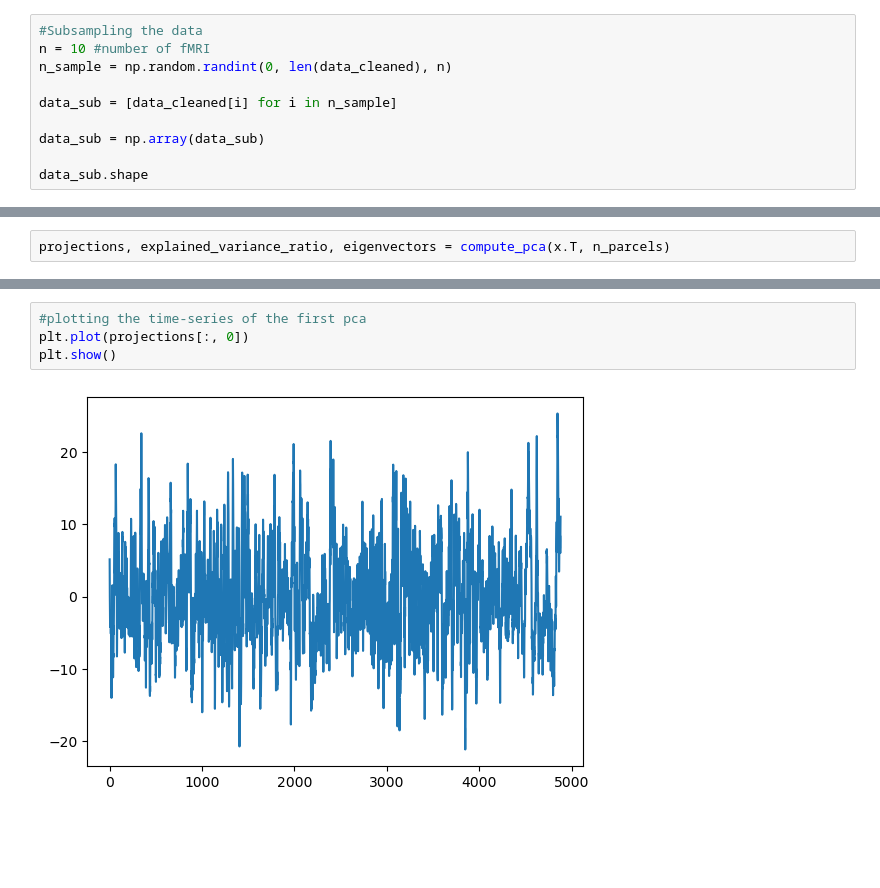
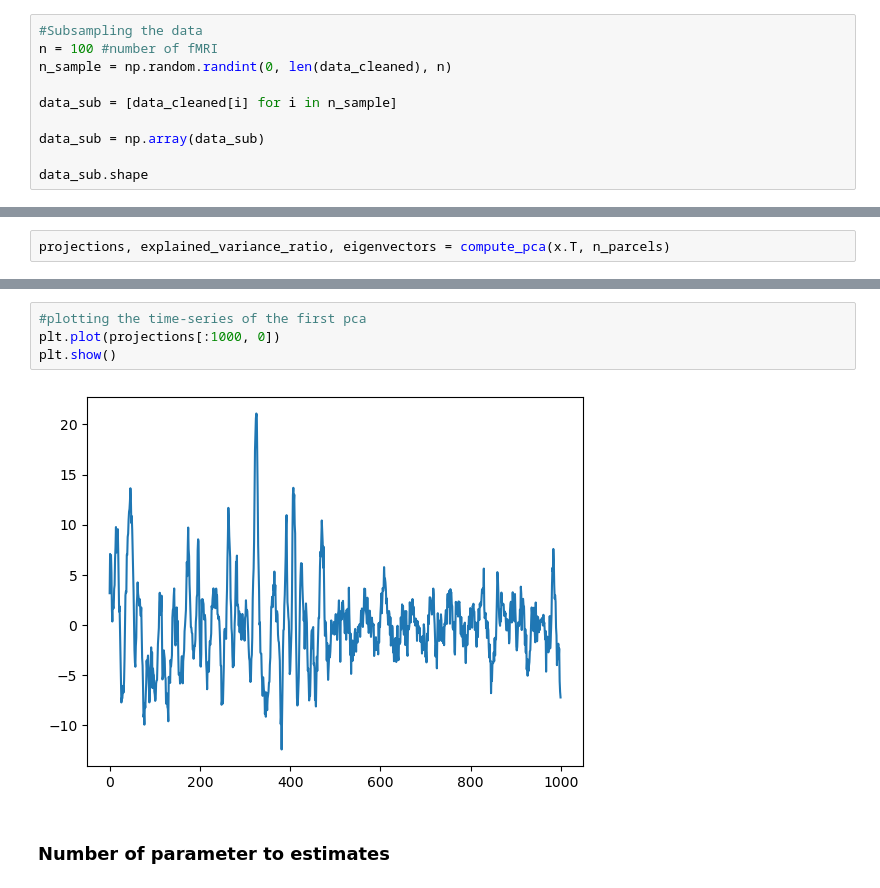
Before and after one commit to MarcoZenari/brainhackRome2025, a Jupyter notebook: hmm_fit.ipynb, the cells around one changed output, grey strips where cells are left out. Saved outputs shown, nothing was run; the diff lists cells and outputs as text; blank space fills up the shorter version.

```diff
--- a/hmm_fit.ipynb
+++ b/hmm_fit.ipynb
@@ -125,7 +125,7 @@ Initial number of fMRI: 1630
 Final number of fMRI: 949
 # %%
 #Subsampling the data
-n = 10 #number of fMRI
+n = 100 #number of fMRI
 n_sample = np.random.randint(0, len(data_cleaned), n)
 
 data_sub = [data_cleaned[i] for i in n_sample]
@@ -195,6 +195,8 @@ plt.show()
 # %%
 #plotting the time-series of the first pca
-plt.plot(projections[:, 0])
+plt.plot(projections[:1000, 0])
 plt.show()
 # %% [output]
-[figure, old version]
+[figure, new version]
+# %% [markdown]
+### Number of parameter to estimates
```
Also changed, not shown: parts of 33 cells of this notebook.
